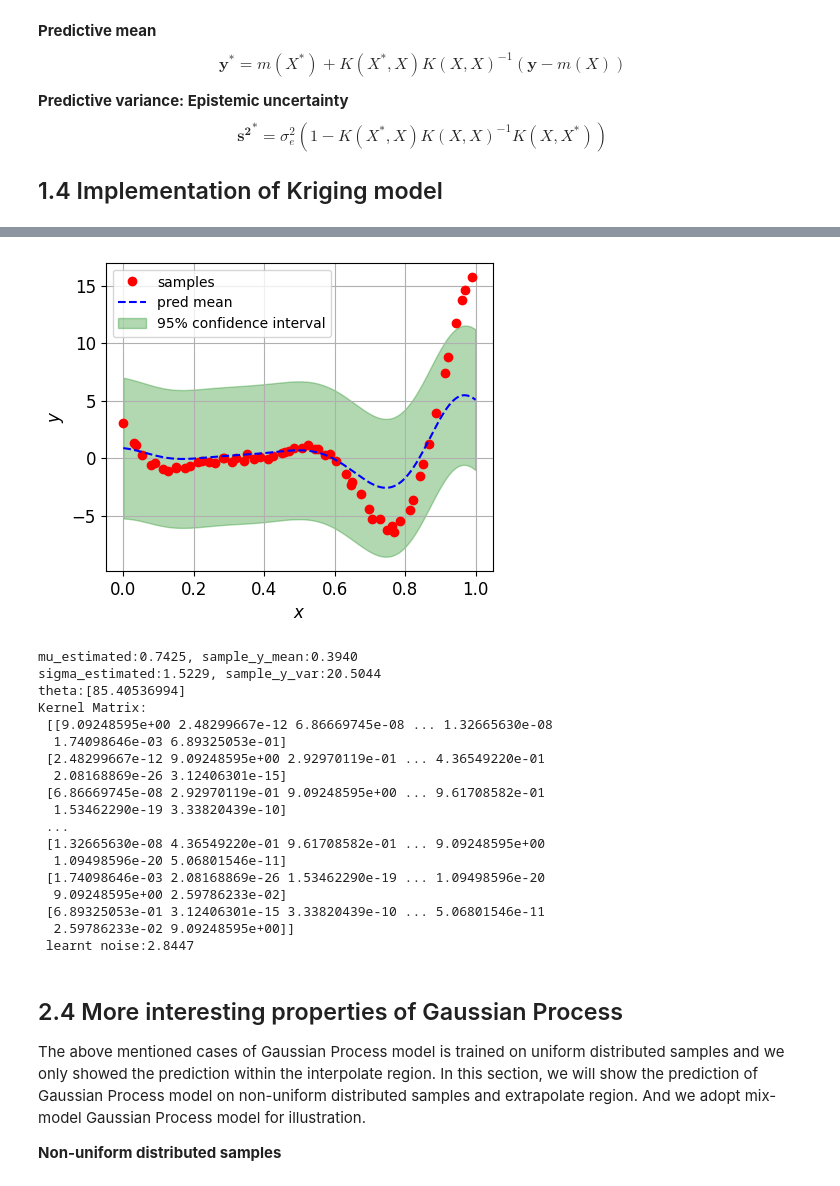
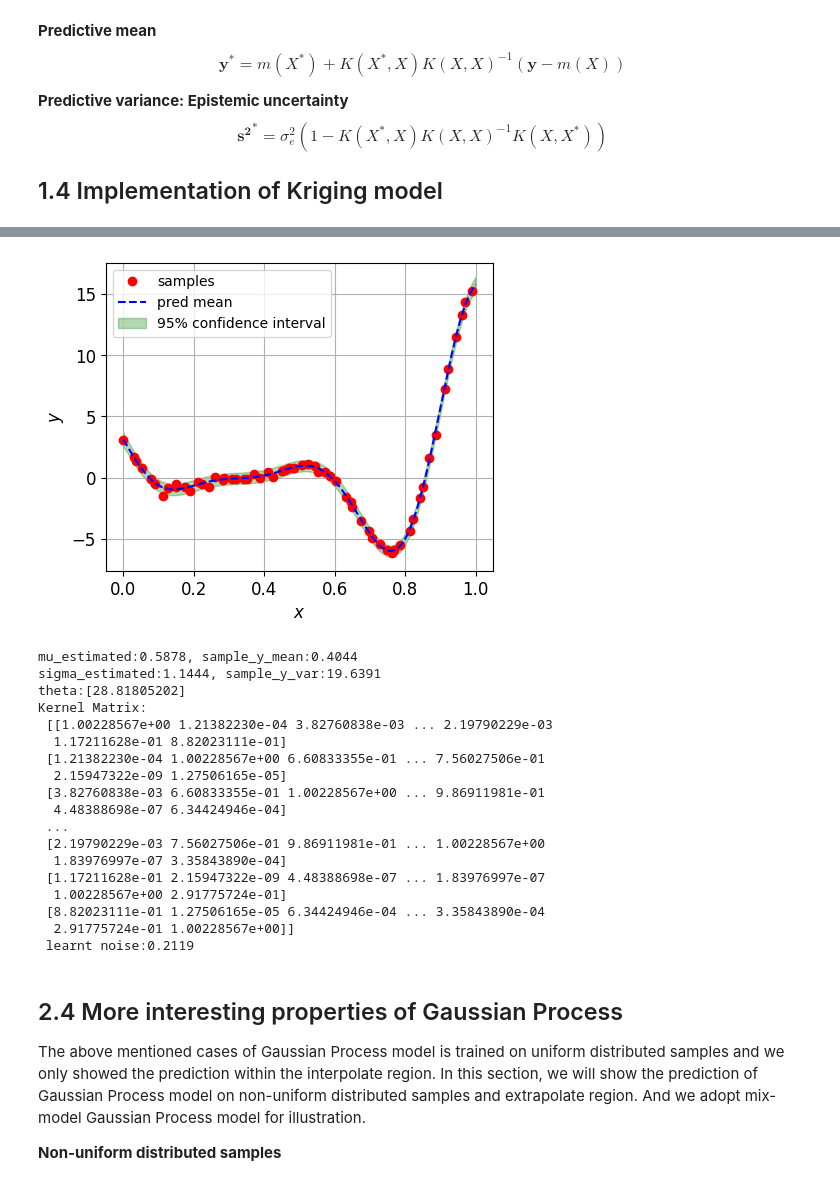
Before and after one commit to JiaxiangYi96/mfpml, a Jupyter notebook: tutorials/from_gp_to_bo.ipynb, the cells around one changed output, grey strips where cells are left out. Drawn from its saved outputs; the diff is of its cells as text; code cells hidden in the pictures.

```diff
--- a/tutorials/from_gp_to_bo.ipynb
+++ b/tutorials/from_gp_to_bo.ipynb
@@ -215,15 +215,15 @@ test_mean = func.f(test_x)
 # %%
 
 # initialize the regressor
-gp = GaussianProcess(design_space=func._input_domain)
+gp = GaussianProcess(design_space=func._input_domain, optimizer_restart=20)
 # train the model
 gp.train(sample_x, sample_y)
 # get the prediction
 gp_pre, gp_std = gp.predict(test_x, return_std=True)
 
 gp.plot_prediction(figsize=(5, 4))
 # %% [output]
-[figure, old version]
+[figure, new version]
 # %%
 # to explore some important parameters
 # estimated mean value
@@ -246,24 +246,24 @@ print(f"Kernel Matrix: \n {gp.K}")
 # learned noise
 print(f" learnt noise:{gp.noise:.4f}")
 # %% [output]
-mu_estimated:0.7425, sample_y_mean:0.3940
-sigma_estimated:1.5229, sample_y_var:20.5044
-theta:[85.40536994]
+mu_estimated:0.5878, sample_y_mean:0.4044
+sigma_estimated:1.1444, sample_y_var:19.6391
+theta:[28.81805202]
 Kernel Matrix:
- [[9.09248595e+00 2.48299667e-12 6.86669745e-08 ... 1.32665630e-08
-  1.74098646e-03 6.89325053e-01]
- [2.48299667e-12 9.09248595e+00 2.92970119e-01 ... 4.36549220e-01
-  2.08168869e-26 3.12406301e-15]
- [6.86669745e-08 2.92970119e-01 9.09248595e+00 ... 9.61708582e-01
-  1.53462290e-19 3.33820439e-10]
+ [[1.00228567e+00 1.21382230e-04 3.82760838e-03 ... 2.19790229e-03
+  1.17211628e-01 8.82023111e-01]
+ [1.21382230e-04 1.00228567e+00 6.60833355e-01 ... 7.56027506e-01
+  2.15947322e-09 1.27506165e-05]
+ [3.82760838e-03 6.60833355e-01 1.00228567e+00 ... 9.86911981e-01
+  4.48388698e-07 6.34424946e-04]
  ...
- [1.32665630e-08 4.36549220e-01 9.61708582e-01 ... 9.09248595e+00
-  1.09498596e-20 5.06801546e-11]
- [1.74098646e-03 2.08168869e-26 1.53462290e-19 ... 1.09498596e-20
-  9.09248595e+00 2.59786233e-02]
- [6.89325053e-01 3.12406301e-15 3.33820439e-10 ... 5.06801546e-11
-  2.59786233e-02 9.09248595e+00]]
- learnt noise:2.8447
+ [2.19790229e-03 7.56027506e-01 9.86911981e-01 ... 1.00228567e+00
+  1.83976997e-07 3.35843890e-04]
+ [1.17211628e-01 2.15947322e-09 4.48388698e-07 ... 1.83976997e-07
+  1.00228567e+00 2.91775724e-01]
+ [8.82023111e-01 1.27506165e-05 6.34424946e-04 ... 3.35843890e-04
+  2.91775724e-01 1.00228567e+00]]
+ learnt noise:0.2119
 # %% [markdown]
 ## 2.4 More interesting properties of Gaussian Process
 
```
Also changed, not shown: parts of 15 cells of this notebook, 14 other files.
